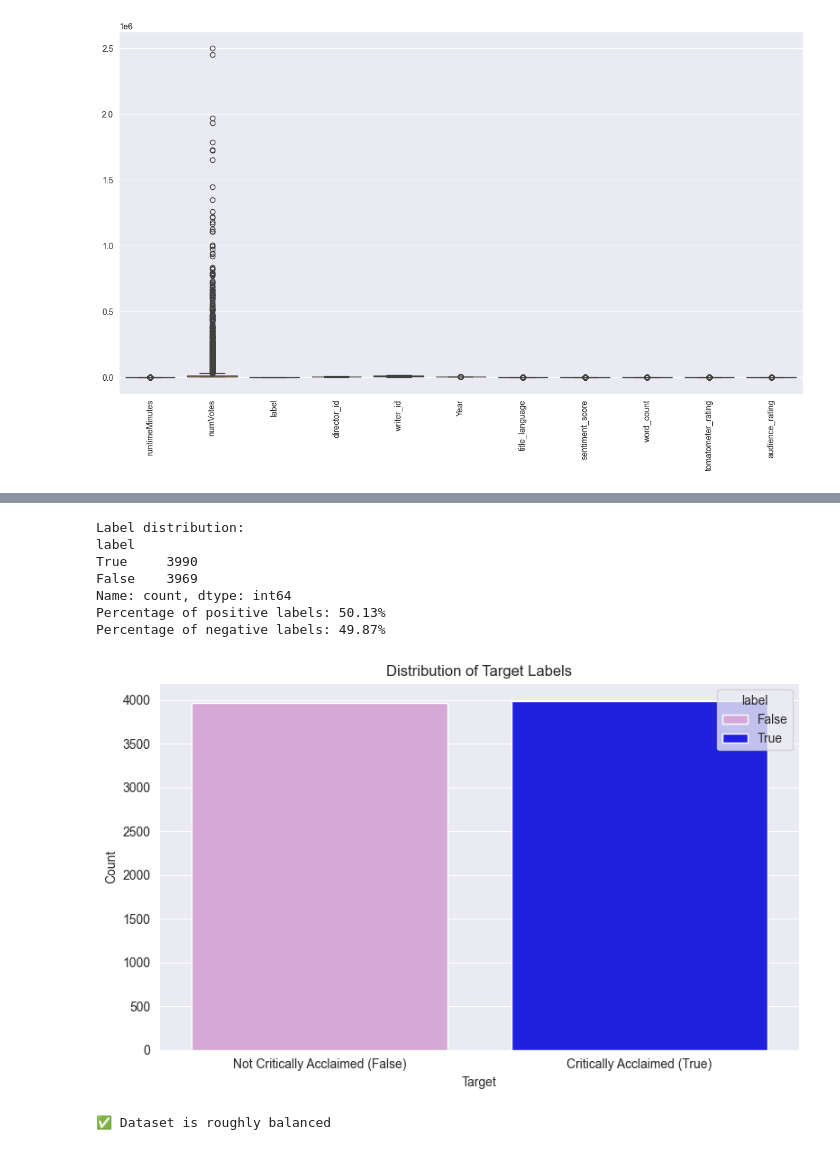
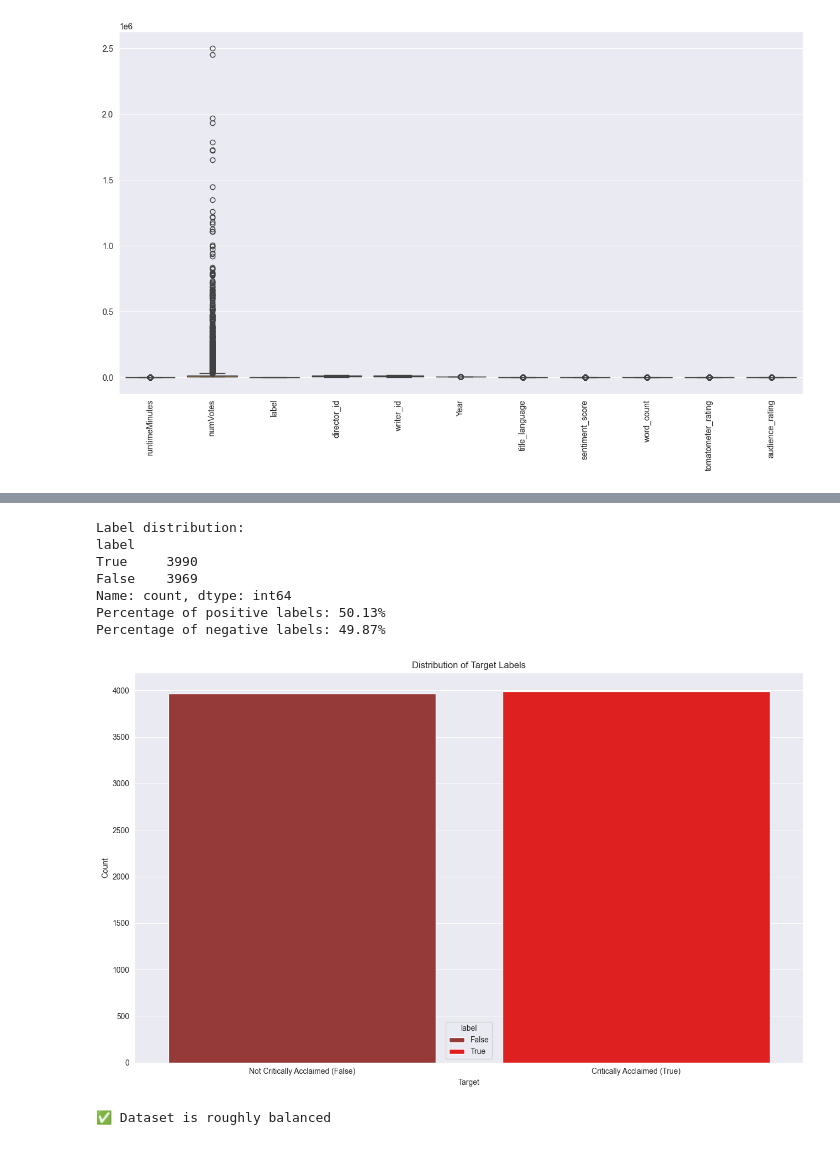
Before and after one commit to Teun1407/BigData-Group10, a Jupyter notebook: pipeline-ratings.ipynb, the cells around one changed output, grey strips where cells are left out. Saved outputs shown, nothing was run; the diff lists cells and outputs as text; code cells hidden in the pictures.

```diff
--- a/pipeline-ratings.ipynb
+++ b/pipeline-ratings.ipynb
@@ -491,3 +524,12 @@ plt.xticks(rotation=90)
 plt.show()
 # %% [output]
 [figure]
+# %%
+# Load preprocessed training dataset
+df_train = pd.read_csv("cleaned/final_training_data_ratings.csv")
+
+# Boxplots to check for outliers
+plt.figure(figsize=(15, 8))
+sns.boxplot(x='numVotes', data=df_train, color='red')
+plt.title('Distribution of numVotes')
+plt.show()
@@ -494,34 +538,34 @@ plt.show()
 # %%
 # Check the distribution of labels
 label_counts = df_train['label'].value_counts()
 print(f"Label distribution:\n{label_counts}")
 print(f"Percentage of positive labels: {label_counts[True]/len(df_train)*100:.2f}%")
 print(f"Percentage of negative labels: {label_counts[False]/len(df_train)*100:.2f}%")
 
 # Create a bar plot to visualize the distribution
-plt.figure(figsize=(8, 5))
-sns.countplot(x='label', data=df_train, hue='label', palette=['plum', 'blue'])
+plt.figure(figsize=(13, 8))
+sns.countplot(x='label', data=df_train, hue='label', palette=['brown', 'red'])
 plt.title('Distribution of Target Labels')
 plt.xlabel('Target')
 plt.ylabel('Count')
 plt.xticks([0, 1], ['Not Critically Acclaimed (False)', 'Critically Acclaimed (True)'])
 plt.tight_layout()
 plt.show()
 
 # Check if dataset is balanced
 if abs(label_counts[False] - label_counts[True])/len(df_train) < 0.1:
     print("✅ Dataset is roughly balanced")
 else:
     print("⚠️ Dataset is imbalanced - consider using class weights or resampling techniques")
 # %% [output]
 Label distribution:
 label
 True     3990
 False    3969
 Name: count, dtype: int64
 Percentage of positive labels: 50.13%
 Percentage of negative labels: 49.87%
-[figure, old version]
+[figure, new version]
 ✅ Dataset is roughly balanced
 # %%
 # Load preprocessed training dataset
```
Also changed, not shown: parts of 8 cells of this notebook, 5 other files.
